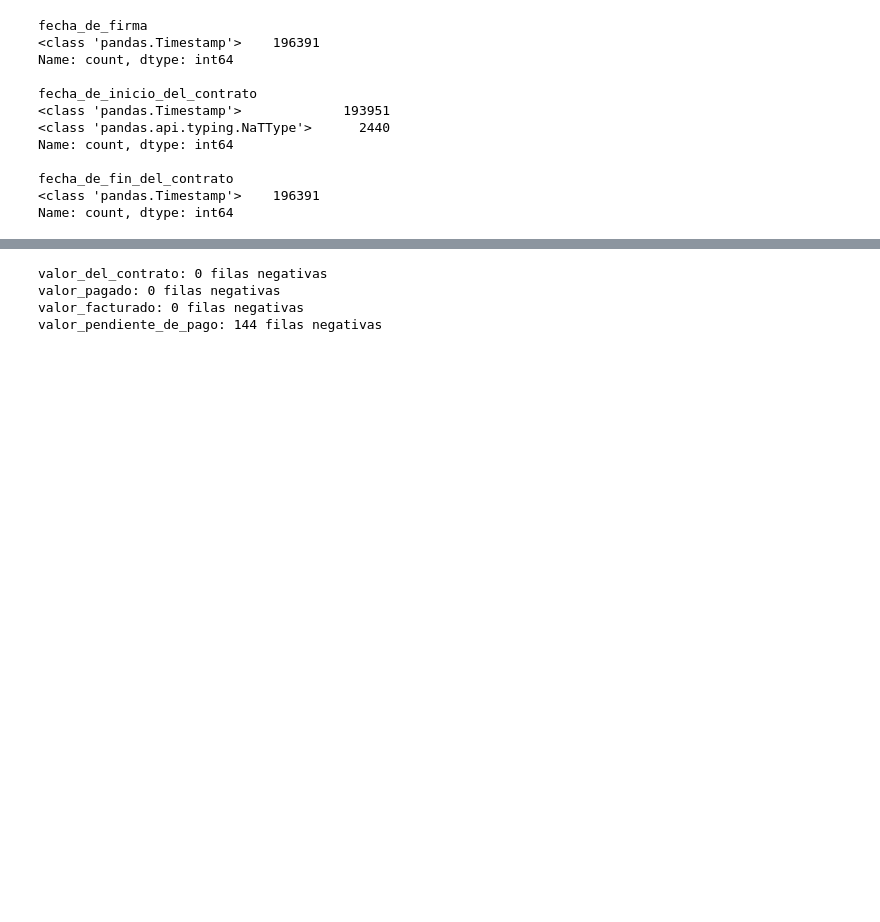
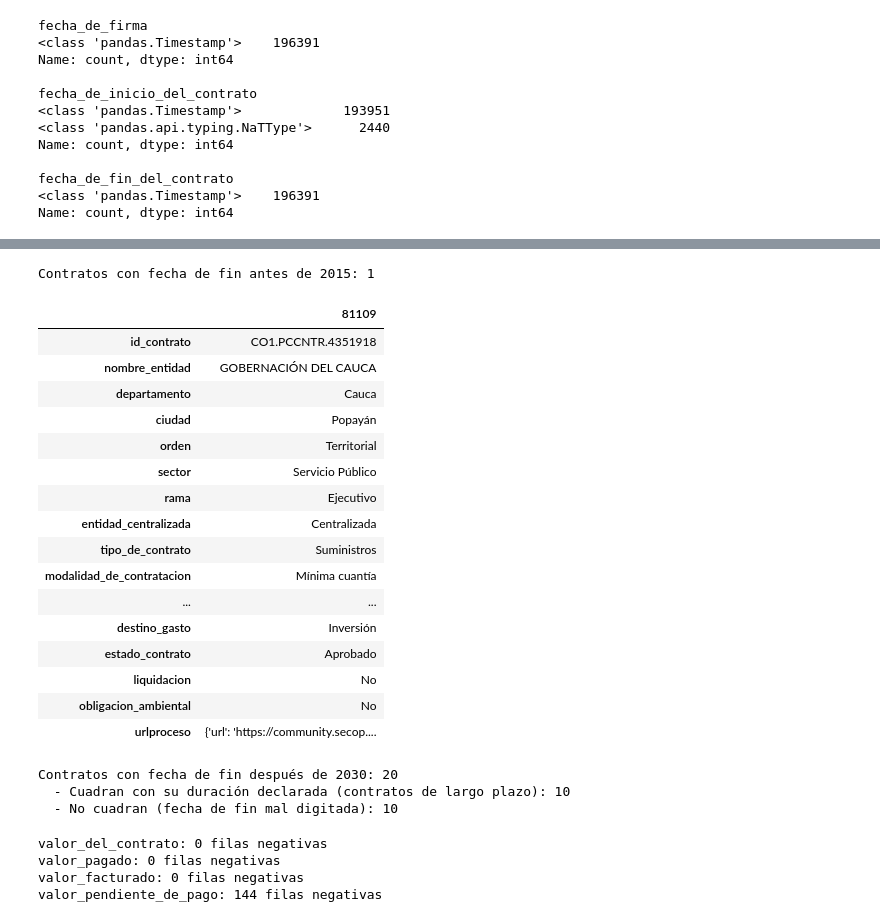
Before and after one commit to rporras10/secop-eda, a Jupyter notebook: Calidad_Datos.ipynb, the cells around one changed output, grey strips where cells are left out. Drawn from its saved outputs; the diff is of its cells as text; code cells hidden in the pictures; blank space fills up the shorter version.

Commit message:
v11 informe ejecutivo

```diff
--- a/Calidad_Datos.ipynb
+++ b/Calidad_Datos.ipynb
@@ -295 +244,57 @@ resultado
+# %%
+""" 2.4 Contrato con fecha de fin anterior a 2015 """
+
+fin_antes_2015 = secop_df[secop_df['fecha_de_fin_del_contrato'] < limite_inferior]
+print(f"Contratos con fecha de fin antes de 2015: {len(fin_antes_2015)}")
+
+# Ver todas las columnas del contrato de arriba hacia abajo
+with pd.option_context('display.max_rows', None, 'display.max_colwidth', 100):
+    display(fin_antes_2015.T)
+# %% [output]
+Contratos con fecha de fin antes de 2015: 1
+|  | 81109 |
+| id_contrato | CO1.PCCNTR.4351918 |
+| nombre_entidad | GOBERNACIÓN DEL CAUCA |
+| departamento | Cauca |
+| ciudad | Popayán |
+| orden | Territorial |
+| sector | Servicio Público |
+| rama | Ejecutivo |
+| entidad_centralizada | Centralizada |
+| tipo_de_contrato | Suministros |
+| modalidad_de_contratacion | Mínima cuantía |
+| ... | ... |
+| destino_gasto | Inversión |
+| estado_contrato | Aprobado |
+| liquidacion | No |
+| obligacion_ambiental | No |
+| urlproceso | {'url': 'https://community.secop.... |
+# %%
+""" 2.5 Calidad de los contratos con fecha de fin posterior a 2030: ¿la fecha coincide con la duración declarada? """
+
+despues_2030 = secop_df[secop_df['fecha_de_fin_del_contrato'] > limite_superior].copy()
+
+# Duración declarada en días (número x factor de la unidad)
+partes_dur = despues_2030['duracion_del_contrato'].str.strip().str.extract(r'^(?P<numero>\d+)?\s*(?P<unidad>.*)$')
+factor_a_dias = {'Hora(s)': 1/24, 'Dia(s)': 1, 'Semana(s)': 7, 'Mes(es)': 30, 'Año(s)': 365}
+despues_2030['dias_declarados'] = pd.to_numeric(partes_dur['numero'], errors='coerce') * partes_dur['unidad'].map(factor_a_dias)
+
+# Duración según las fechas (desde el inicio; si no hay fecha de inicio, desde la firma)
+inicio = despues_2030['fecha_de_inicio_del_contrato'].fillna(despues_2030['fecha_de_firma'])
+despues_2030['dias_segun_fechas'] = (despues_2030['fecha_de_fin_del_contrato'] - inicio).dt.days
+
+# Coinciden (±10%): contrato de largo plazo real. No coinciden: la fecha de fin está mal digitada
+despues_2030['cuadra_con_duracion'] = (
+    (despues_2030['dias_declarados'] - despues_2030['dias_segun_fechas']).abs() <= 0.10 * despues_2030['dias_declarados']
+)
+
+print(f"Contratos con fecha de fin después de 2030: {len(despues_2030)}")
+print(f"  - Cuadran con su duración declarada (contratos de largo plazo): {despues_2030['cuadra_con_duracion'].sum()}")
+print(f"  - No cuadran (fecha de fin mal digitada): {(~despues_2030['cuadra_con_duracion']).sum()}")
+
+# Detalle solo
+# %% [output]
+Contratos con fecha de fin después de 2030: 20
+  - Cuadran con su duración declarada (contratos de largo plazo): 10
+  - No cuadran (fecha de fin mal digitada): 10
 # %%
```
Also changed, not shown: parts of 16 cells of this notebook, 2 other files.
